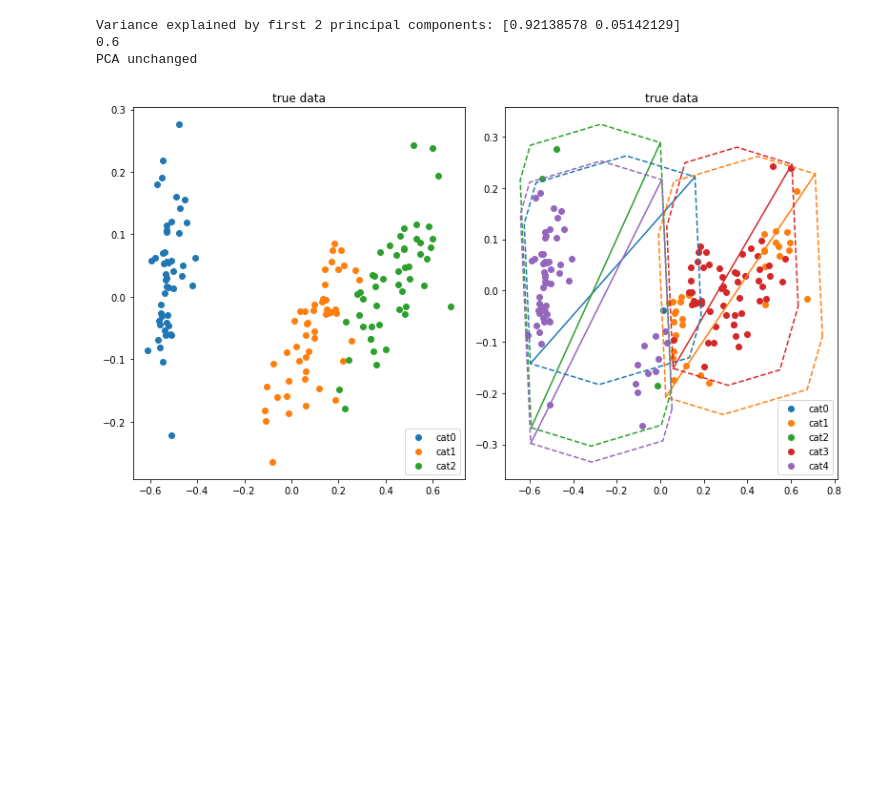
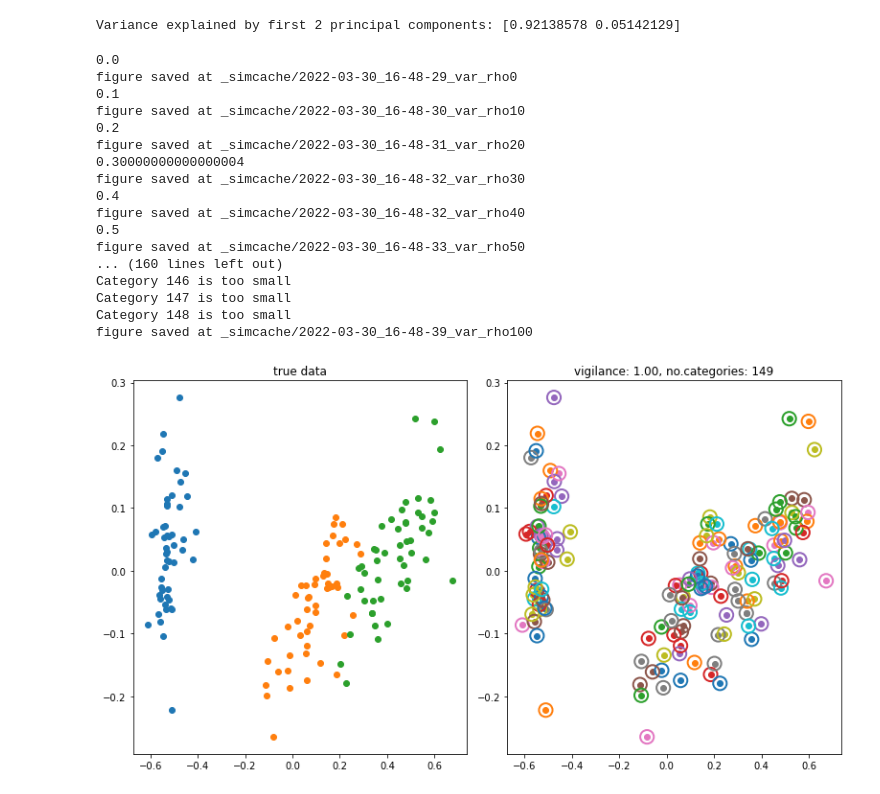
Before and after one commit to anish-lu-yihe/art, a Jupyter notebook: fuzzyART_var_rho.ipynb, the cells around one changed output. Drawn from its saved outputs; the diff is of its cells as text; code cells hidden in the pictures; blank space fills up the shorter version.

Commit message:
refine PaintPCA.boundary(); polish plots

```diff
--- a/fuzzyART_var_rho.ipynb
+++ b/fuzzyART_var_rho.ipynb
@@ -9,66 +9,76 @@ from kit_painting import *
 iris = ds.load_iris()
 data = iris['data'] / np.max(iris['data'], axis=0)
 label_true = iris['target']
+pca_painter = PaintPCA(data)
+# %% [output]
+Variance explained by first 2 principal components: [0.92138578 0.05142129]
 # %%
-no_rho = 10
+no_rho = 11
 ls_rho = np.linspace(0, 1, no_rho)
 fig, axs = plt.subplots(1, 2,
                         figsize = (11, 6))
 fig.tight_layout()
 
 # plot true data
-pca, pca_xy = scatter_pca(data, label_true, axs[0])
+pca_painter.scatter(axs[0], label_true)
+axs[0].set_title("true data")
 
-ax = axs[1]
-for rho in [0.6]:#ls_rho:
+for rho in ls_rho:
     print(rho)
+
+    axs[1].clear()
     # init
     net = FuzzyARTgai(alpha=0.5, rho=rho)
 
     # train
     net.train(data, epochs=100) # each epoch, all data is shuffled
     label_pred = net.test(data).astype(int)
 
     # plot
+    # pred
+    pca_painter.scatter(axs[1], label_pred, data)
+
+    # bipole and centre
+    pca_painter.tripole(axs[1], *net.getcat_bipole())
+
+    # boundary
+    axs[1].set_prop_cycle(None)
+    pca_painter.boundary(axs[1], net.getcat_vertex())
+
+    # info
     cat_number = net.w.shape[0]
-    cat_centre = pca.transform(net.getcat_centre())
-    _ = scatter_pca(data, label_pred, axs[1], pca)
-   # for cat_pred, cat_x, cat_y in zip(range(cat_number), *cat_centre.T):
-    #    c = next(ax._get_lines.prop_cycler)['color']
-     #   ax.scatter(*np.where(label_pred == cat_pred, pca_xy.T, None), color = c) # all training samples
-      #  ax.scatter(cat_x, cat_y, marker = 'x', s = 100, color = c) # categorical centre
-    #ax.set_title('vigilance: {:.2f}, no.categories: {}'.format(rho, cat_number))
+    axs[1].set_title('vigilance: {:.2f}, no.categories: {}'.format(rho, cat_number))
 
  #   if 1 < cat_number:
   #      # interplot 2 cats
    #     inter01 = pca.transform([np.mean(net.w[:2, :4], axis = 0)])
     #    ax.scatter(*inter01.T, marker = 'o', s = 200, edgecolors = 'k', facecolors='none')
      #   interpca01 = np.mean(cat_centre[:2], axis = 0)
       #  ax.scatter(*interpca01.T, marker = 'x', s = 200, c = 'k')
        # ax.plot(*cat_centre[:2].T, c = 'k')
 
-    # add boundary?
-    rec_blxy, rec_trxy = [pca.transform(_) for _ in net.getcat_bipole()] # w = (u, v^c), where v^c = 1 - v
 
-    ax.set_prop_cycle(None)
-    for bl, tr in zip(rec_blxy, rec_trxy):
-        ax.plot(*np.transpose([bl, tr]))
-    #ax.plot(*rec_blxy.T, marker='^')
-
-    ax.set_prop_cycle(None)
-    for points in net.getcat_vertex():
-        points2d = pca.transform(points)
-        hull = ConvexHull(points2d)
-        hullxy = np.append(hull.vertices, hull.vertices[0])
-        ax.plot(points2d[hullxy, 0], points2d[hullxy, 1], '--')
 
     # save fig
     simname = 'var_rho{:d}'.format(int(rho*100))
     dirname = '_simcache'
-    #savefigure_datetime(fig, simname, dirname)
-    #ax.clear()
+    savefigure_datetime(fig, simname, dirname)
 # %% [output]
-Variance explained by first 2 principal components: [0.92138578 0.05142129]
-0.6
-PCA unchanged
+0.0
+figure saved at _simcache/2022-03-30_16-48-29_var_rho0
+0.1
+figure saved at _simcache/2022-03-30_16-48-30_var_rho10
+0.2
+figure saved at _simcache/2022-03-30_16-48-31_var_rho20
+0.30000000000000004
+figure saved at _simcache/2022-03-30_16-48-32_var_rho30
+0.4
+figure saved at _simcache/2022-03-30_16-48-32_var_rho40
+0.5
+figure saved at _simcache/2022-03-30_16-48-33_var_rho50
+... (160 lines left out)
+Category 146 is too small
+Category 147 is too small
+Category 148 is too small
+figure saved at _simcache/2022-03-30_16-48-39_var_rho100
-[figure, old version]
+[figure, new version]
```
Also changed, not shown: 1 other file.
